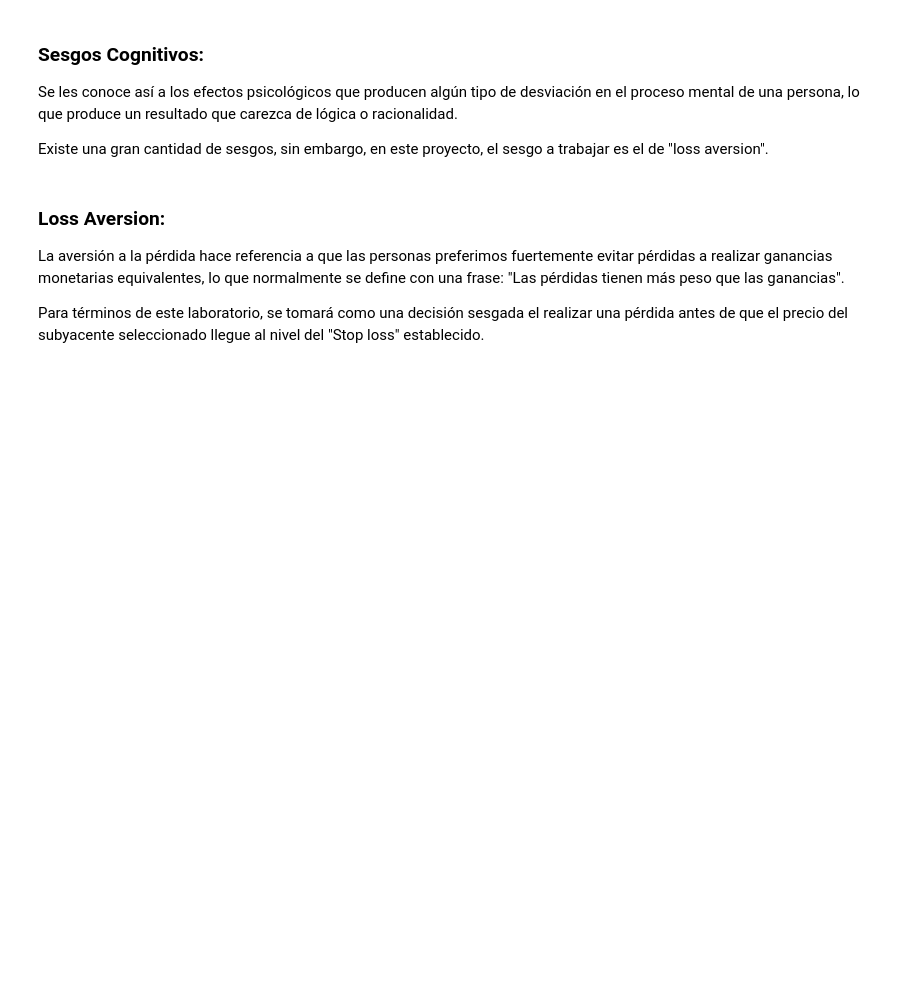
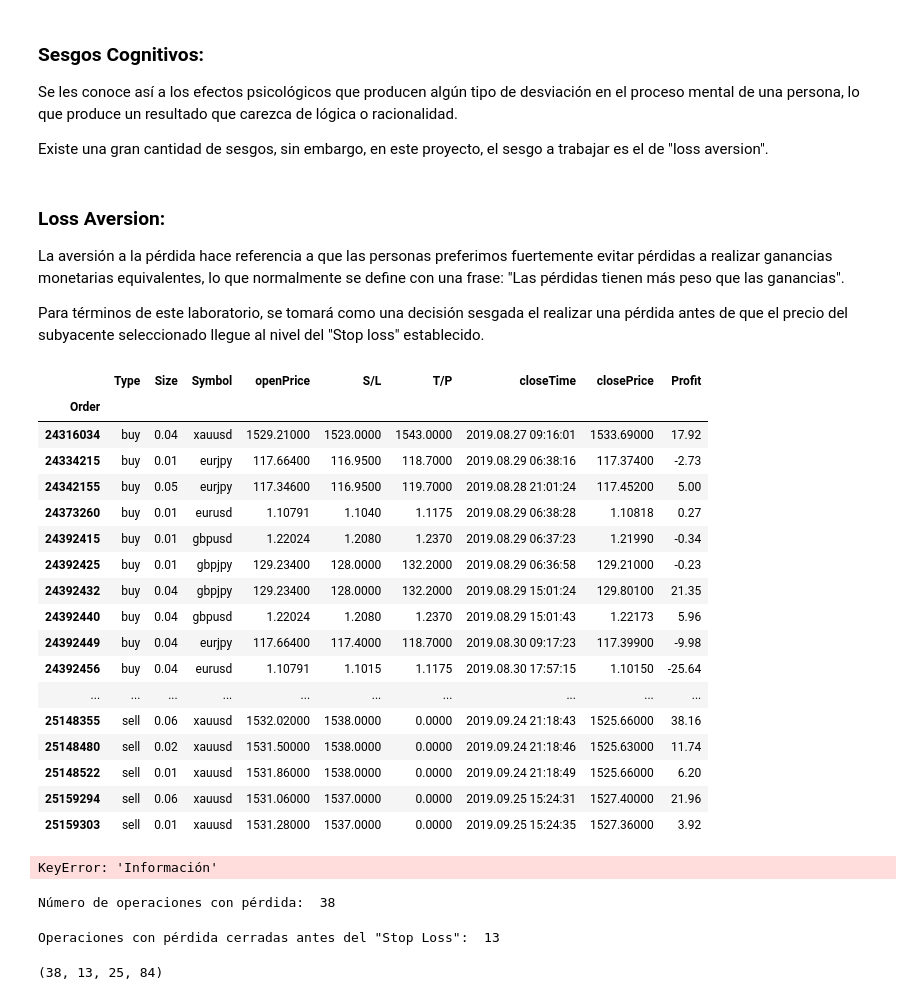
Before and after one commit to diegovs27/Behavioral_Finance, a Jupyter notebook: 7_myst_Laboratrio3.ipynb, the cells around one changed output. Saved outputs shown, nothing was run; the diff lists cells and outputs as text; code cells hidden in the pictures; blank space fills up the shorter version.

```diff
--- a/7_myst_Laboratrio3.ipynb
+++ b/7_myst_Laboratrio3.ipynb
@@ -34,0 +34,24 @@ imp
+# %%
+#data = fj.f_datosjson(p0_archivo = 'archivo_tradeview_2.xlsx')
+data = pd.read_excel('archivo_tradeview_2.xlsx',index_col=0)
+data = data.drop(['openTime','Commission','Taxes','Swap'], axis=1)
+data
+# %% [output]
+|  | Type | Size | Symbol | openPrice | S/L | T/P | closeTime | closePrice | Profit |
+| Order |  |  |  |  |  |  |  |  |  |
+| 24316034 | buy | 0.04 | xauusd | 1529.21000 | 1523.0000 | 1543.0000 | 2019.08.27 09:16:01 | 1533.69000 | 17.92 |
+| 24334215 | buy | 0.01 | eurjpy | 117.66400 | 116.9500 | 118.7000 | 2019.08.29 06:38:16 | 117.37400 | -2.73 |
+| 24342155 | buy | 0.05 | eurjpy | 117.34600 | 116.9500 | 119.7000 | 2019.08.28 21:01:24 | 117.45200 | 5.00 |
+| 24373260 | buy | 0.01 | eurusd | 1.10791 | 1.1040 | 1.1175 | 2019.08.29 06:38:28 | 1.10818 | 0.27 |
+| 24392415 | buy | 0.01 | gbpusd | 1.22024 | 1.2080 | 1.2370 | 2019.08.29 06:37:23 | 1.21990 | -0.34 |
+| 24392425 | buy | 0.01 | gbpjpy | 129.23400 | 128.0000 | 132.2000 | 2019.08.29 06:36:58 | 129.21000 | -0.23 |
+| 24392432 | buy | 0.04 | gbpjpy | 129.23400 | 128.0000 | 132.2000 | 2019.08.29 15:01:24 | 129.80100 | 21.35 |
+| 24392440 | buy | 0.04 | gbpusd | 1.22024 | 1.2080 | 1.2370 | 2019.08.29 15:01:43 | 1.22173 | 5.96 |
+| 24392449 | buy | 0.04 | eurjpy | 117.66400 | 117.4000 | 118.7000 | 2019.08.30 09:17:23 | 117.39900 | -9.98 |
+| 24392456 | buy | 0.04 | eurusd | 1.10791 | 1.1015 | 1.1175 | 2019.08.30 17:57:15 | 1.10150 | -25.64 |
+| ... | ... | ... | ... | ... | ... | ... | ... | ... | ... |
+| 25148355 | sell | 0.06 | xauusd | 1532.02000 | 1538.0000 | 0.0000 | 2019.09.24 21:18:43 | 1525.66000 | 38.16 |
+| 25148480 | sell | 0.02 | xauusd | 1531.50000 | 1538.0000 | 0.0000 | 2019.09.24 21:18:46 | 1525.63000 | 11.74 |
+| 25148522 | sell | 0.01 | xauusd | 1531.86000 | 1538.0000 | 0.0000 | 2019.09.24 21:18:49 | 1525.66000 | 6.20 |
+| 25159294 | sell | 0.06 | xauusd | 1531.06000 | 1537.0000 | 0.0000 | 2019.09.25 15:24:31 | 1527.40000 | 21.96 |
+| 25159303 | sell | 0.01 | xauusd | 1531.28000 | 1537.0000 | 0.0000 | 2019.09.25 15:24:35 | 1527.36000 | 3.92 |
@@ -34,0 +60,26 @@ imp
+# %%
+trader['Información']
+# %% [output]
+KeyError: 'Información'
+# %%
+seriesObj = data.apply(lambda x: True if x['Profit'] < 0 else False , axis=1)
+Loss = len(seriesObj[seriesObj == True].index)
+
+print('Número de operaciones con pérdida: ', Loss)
+# %% [output]
+Número de operaciones con pérdida:  38
+# %%
+seriesObj2 = data.apply(lambda x: True if x['Profit'] < 0 and x['closePrice'] > x['S/L'] else False , axis=1)
+LossAv = len(seriesObj[seriesObj2 == True].index)
+
+print('Operaciones con pérdida cerradas antes del "Stop Loss": ', LossAv)
+# %% [output]
+Operaciones con pérdida cerradas antes del "Stop Loss":  13
+# %%
+Mov_tot = len(data)
+Tot_loss = len(data[data['Profit']<0]) #Contamos las veces que se registró una pérdida
+Loss_av = len(data[(data['Profit']<0)&(data['closePrice']>data['S/L'])]) #Operaciones con pérdida antes del S/L
+Comp = Tot_loss-Loss_av #Complemento (para la gráfica)
+Tot_loss,Loss_av,Comp,Mov_tot
+# %% [output]
+(38, 13, 25, 84)
```
Also changed, not shown: parts of 5 cells of this notebook, 3 other files.
